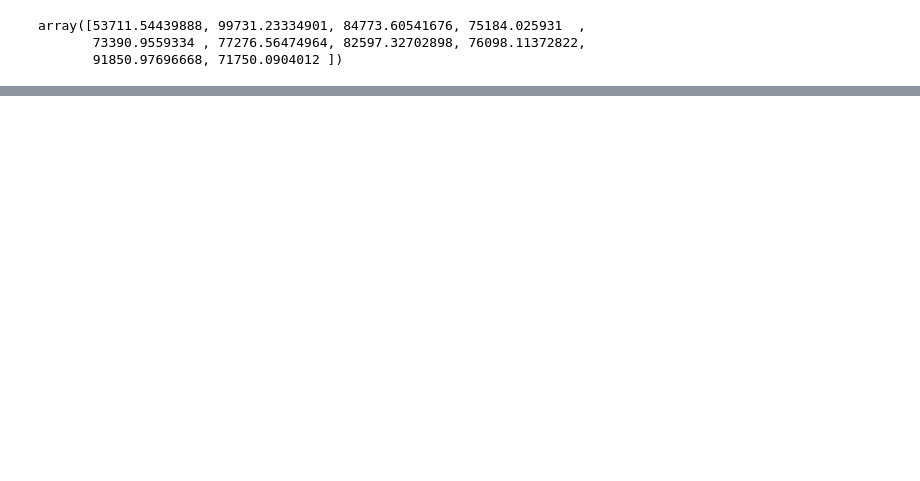
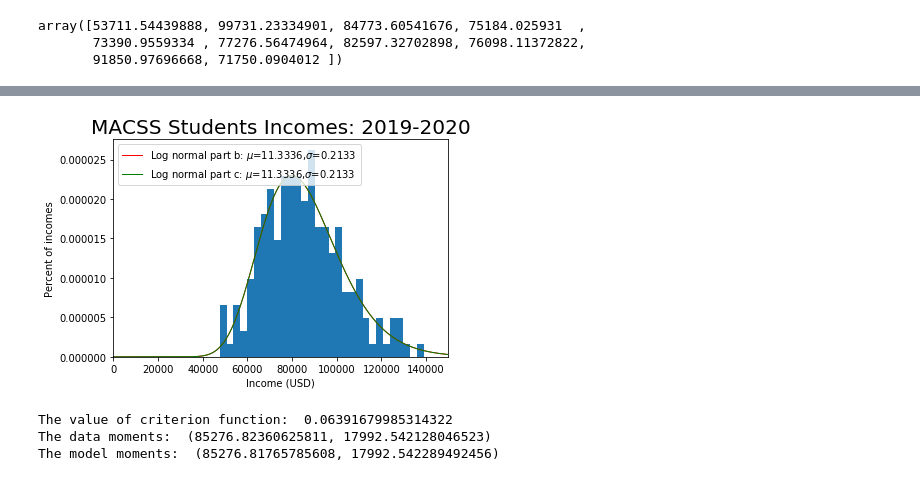
Before and after one commit to UC-MACSS/persp-model_W18, a Jupyter notebook: Students/LiR/PS3/PS3 Li Ruixue.ipynb, the cells around one changed output, grey strips where cells are left out. Cells and saved outputs as stored; diff of their text form; code cells hidden in the pictures; blank space fills up the shorter version.

```diff
--- a/Students/LiR/PS3/PS3 Li Ruixue.ipynb
+++ b/Students/LiR/PS3/PS3 Li Ruixue.ipynb
@@ -32,0 +154,11 @@ plt.xlim([0, 150000])  # This gives the xmin and xmax to be plotted"
+# %%
+np.seterr(all = 'ignore')
+mu_init = 11
+sig_init = 0.2
+cutoff = 150000
+params_init = np.array([mu_GMM1, sig_GMM1])
+gmm_args = (pts, cutoff, W_hat2)
+results2 = opt.minimize(criterion, params_init, args=(gmm_args),
+                       method='L-BFGS-B', bounds=((None, None), (1e-10, None)))
+mu_GMM2, sig_GMM2 = results2.x
+print('mu_GMM2=', mu_GMM2, ' sig_GMM2=', sig_GMM2)
@@ -32,0 +169,22 @@ plt.xlim([0, 150000])  # This gives the xmin and xmax to be plotted"
+# %%
+plt.hist(pts, 30, normed=True)
+dist_pts = np.linspace(1, 150000, 500)
+plt.plot(dist_pts, lognorm_pdf(dist_pts, mu_GMM1, sig_GMM1, cutoff),
+         linewidth=1, color='r', label='Log normal part b: $\mu$={:.4f},$\sigma$={:.4f}'.format(mu_GMM1, sig_GMM1))
+plt.plot(dist_pts, lognorm_pdf(dist_pts, mu_GMM1, sig_GMM1, cutoff),
+         linewidth=1, color='g', label='Log normal part c: $\mu$={:.4f},$\sigma$={:.4f}'.format(mu_GMM2, sig_GMM2))
+plt.legend(loc='upper left')
+
+plt.title('MACSS Students Incomes: 2019-2020', fontsize=20)
+plt.xlabel('Income (USD)')
+plt.ylabel('Percent of incomes')
+plt.xlim([0, 150000])
+plt.show()
+print("The value of criterion function: ", float(results2.fun))
+print('The data moments: ', data_moments(pts))
+print('The model moments: ', model_moments(mu_GMM2, sig_GMM2, cutoff))
+# %% [output]
+[figure, added]
+The value of criterion function:  0.06391679985314322
+The data moments:  (85276.82360625811, 17992.542128046523)
+The model moments:  (85276.81765785608, 17992.542289492456)
```
Also changed, not shown: parts of 16 cells of this notebook.
